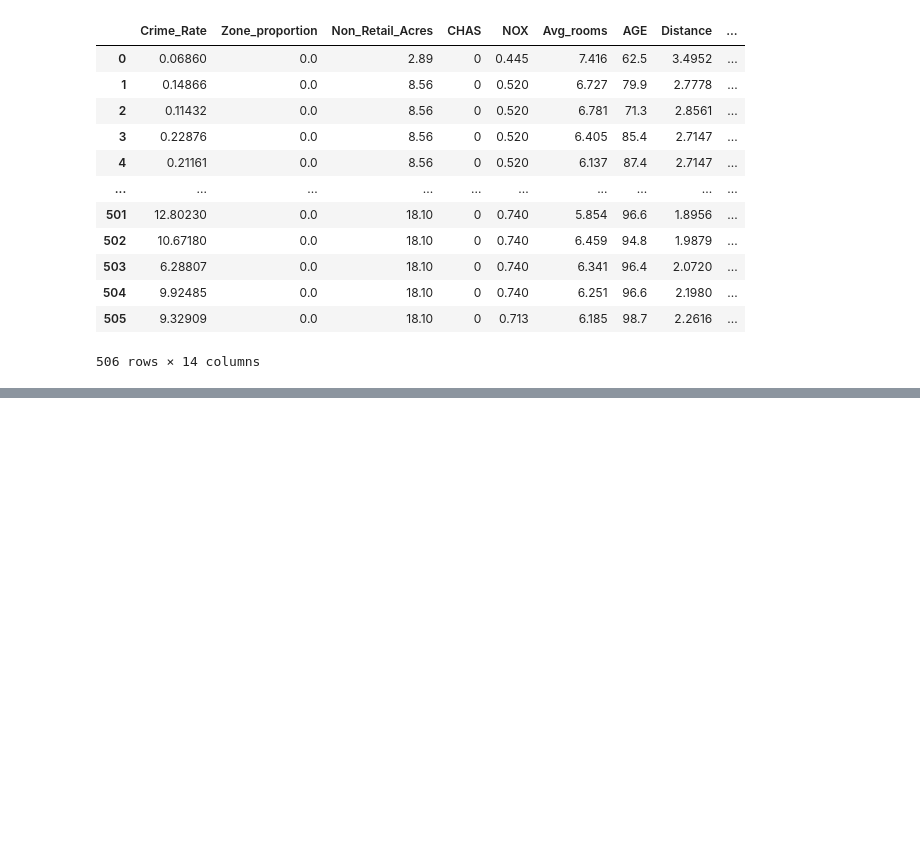
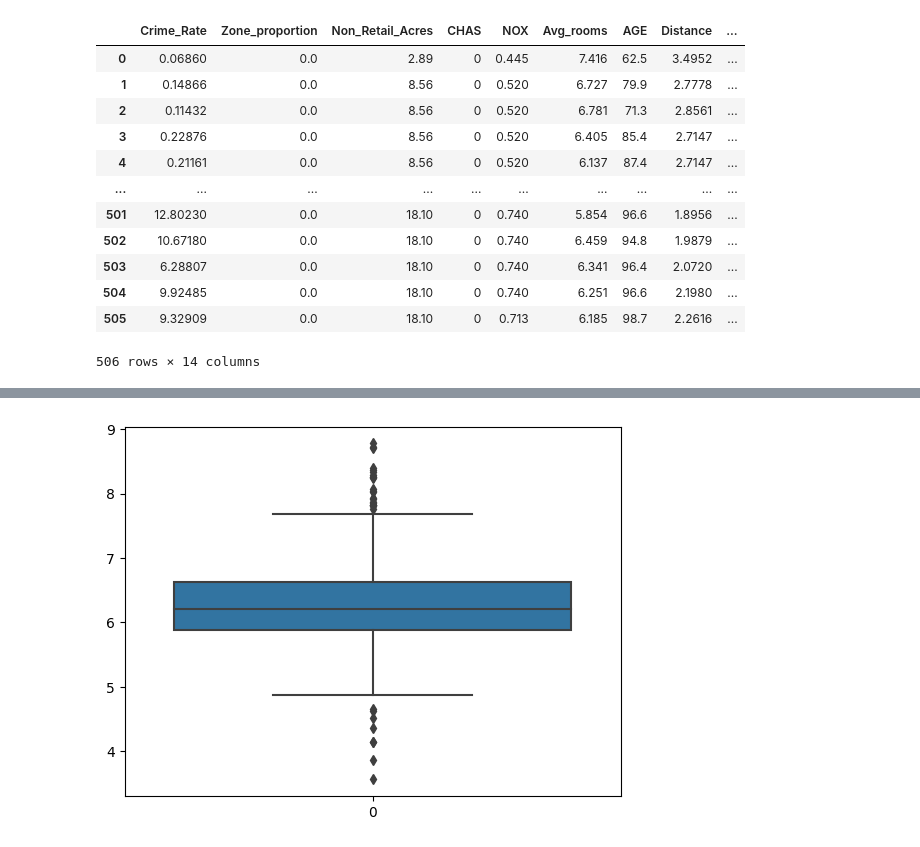
Before and after one commit to Arjun-P-Dinesh/Advanced-Machine-Learning, a Jupyter notebook: 2348506_LabProgram1.ipynb, the cells around one changed output, grey strips where cells are left out. Drawn from its saved outputs; the diff is of its cells as text; code cells hidden in the pictures; blank space fills up the shorter version.

```diff
--- a/2348506_LabProgram1.ipynb
+++ b/2348506_LabProgram1.ipynb
@@ -24,0 +75,3 @@ data
+# %%
+x = data['Avg_rooms ']
+x
@@ -24,0 +107,6 @@ data
+# %%
+import seaborn as sns
+sns.boxplot(x)
+plt.show()
+# %% [output]
+[figure, added]
```
Also changed, not shown: parts of 6 cells of this notebook.
